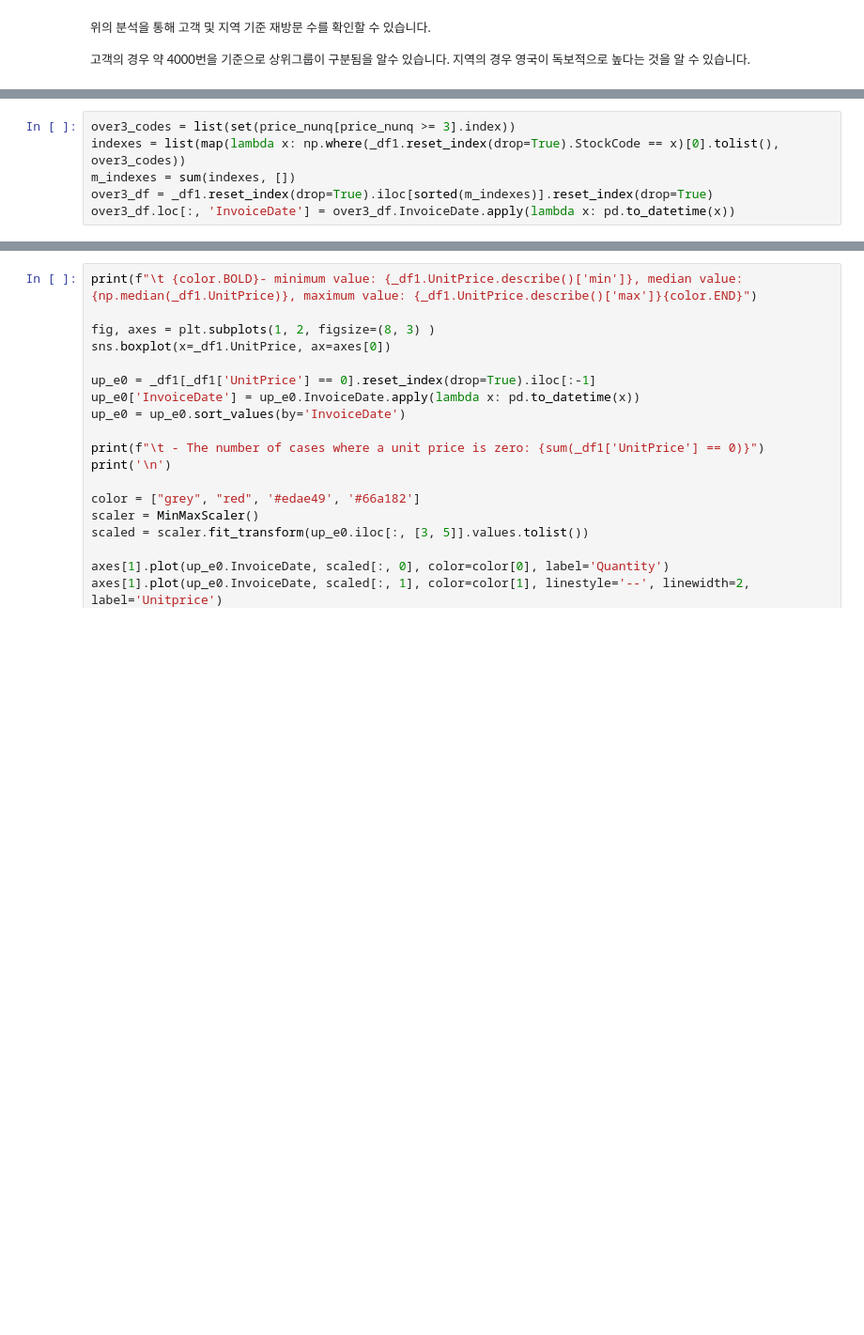
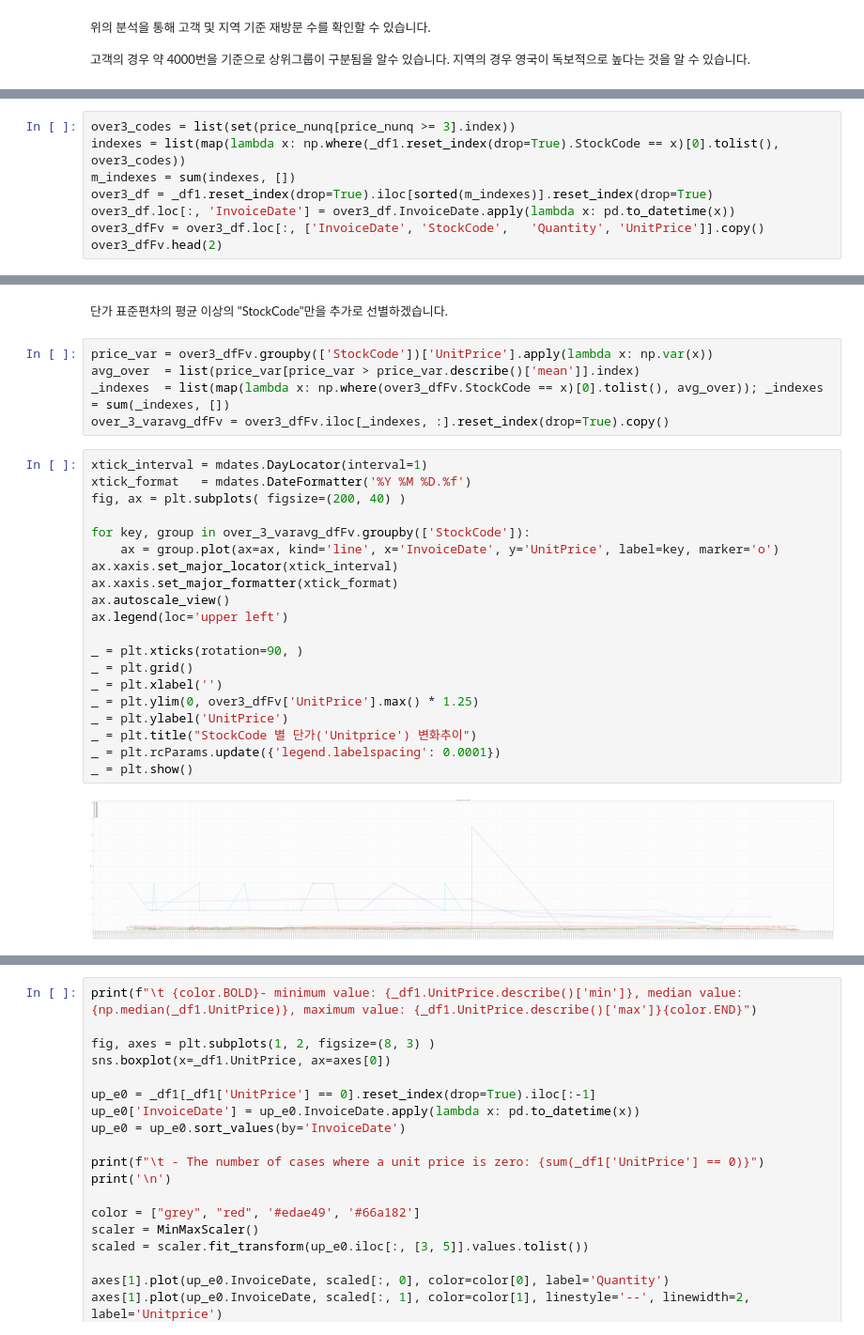
Before and after one commit to mwithgod3952/Conquering-Kaggle-s-challenge, a Jupyter notebook: Marketing_Analytics_Cohort_Analysis.ipynb, the cells around one changed output, grey strips where cells are left out. Shown at 94% size. Saved outputs shown, nothing was run; the diff lists cells and outputs as text; blank space fills up the shorter version.

```diff
--- a/Marketing_Analytics_Cohort_Analysis.ipynb
+++ b/Marketing_Analytics_Cohort_Analysis.ipynb
@@ -301,3 +309,5 @@ indexes = list(map(lambda x: np.where(_df1.reset_index(drop=True).StockCode == x
 m_indexes = sum(indexes, [])
 over3_df = _df1.reset_index(drop=True).iloc[sorted(m_indexes)].reset_index(drop=True)
 over3_df.loc[:, 'InvoiceDate'] = over3_df.InvoiceDate.apply(lambda x: pd.to_datetime(x))
+over3_dfFv = over3_df.loc[:, ['InvoiceDate', 'StockCode',	'Quantity',	'UnitPrice']].copy()
+over3_dfFv.head(2)
@@ -382,0 +318,29 @@ def plot_gb_time_series(df, ts_name, gb_name, value_name, figsize=(20,7), title=
+# %% [markdown]
+<font size = 2>단가 표준편차의 평균 이상의 "StockCode"만을 추가로 선별하겠습니다.</font>
+# %%
+price_var = over3_dfFv.groupby(['StockCode'])['UnitPrice'].apply(lambda x: np.var(x))
+avg_over  = list(price_var[price_var > price_var.describe()['mean']].index)
+_indexes  = list(map(lambda x: np.where(over3_dfFv.StockCode == x)[0].tolist(), avg_over)); _indexes = sum(_indexes, [])
+over_3_varavg_dfFv = over3_dfFv.iloc[_indexes, :].reset_index(drop=True).copy()
+# %%
+xtick_interval = mdates.DayLocator(interval=1)
+xtick_format   = mdates.DateFormatter('%Y %M %D.%f')
+fig, ax = plt.subplots( figsize=(200, 40) )
+
+for key, group in over_3_varavg_dfFv.groupby(['StockCode']):
+    ax = group.plot(ax=ax, kind='line', x='InvoiceDate', y='UnitPrice', label=key, marker='o')
+ax.xaxis.set_major_locator(xtick_interval)
+ax.xaxis.set_major_formatter(xtick_format)
+ax.autoscale_view()
+ax.legend(loc='upper left')
+
+_ = plt.xticks(rotation=90, )
+_ = plt.grid()
+_ = plt.xlabel('')
+_ = plt.ylim(0, over3_dfFv['UnitPrice'].max() * 1.25)
+_ = plt.ylabel('UnitPrice')
+_ = plt.title("StockCode 별 단가('Unitprice') 변화추이")
+_ = plt.rcParams.update({'legend.labelspacing': 0.0001})
+_ = plt.show()
+# %% [output]
+[figure, added]
```
Also changed, not shown: parts of 17 cells of this notebook.
